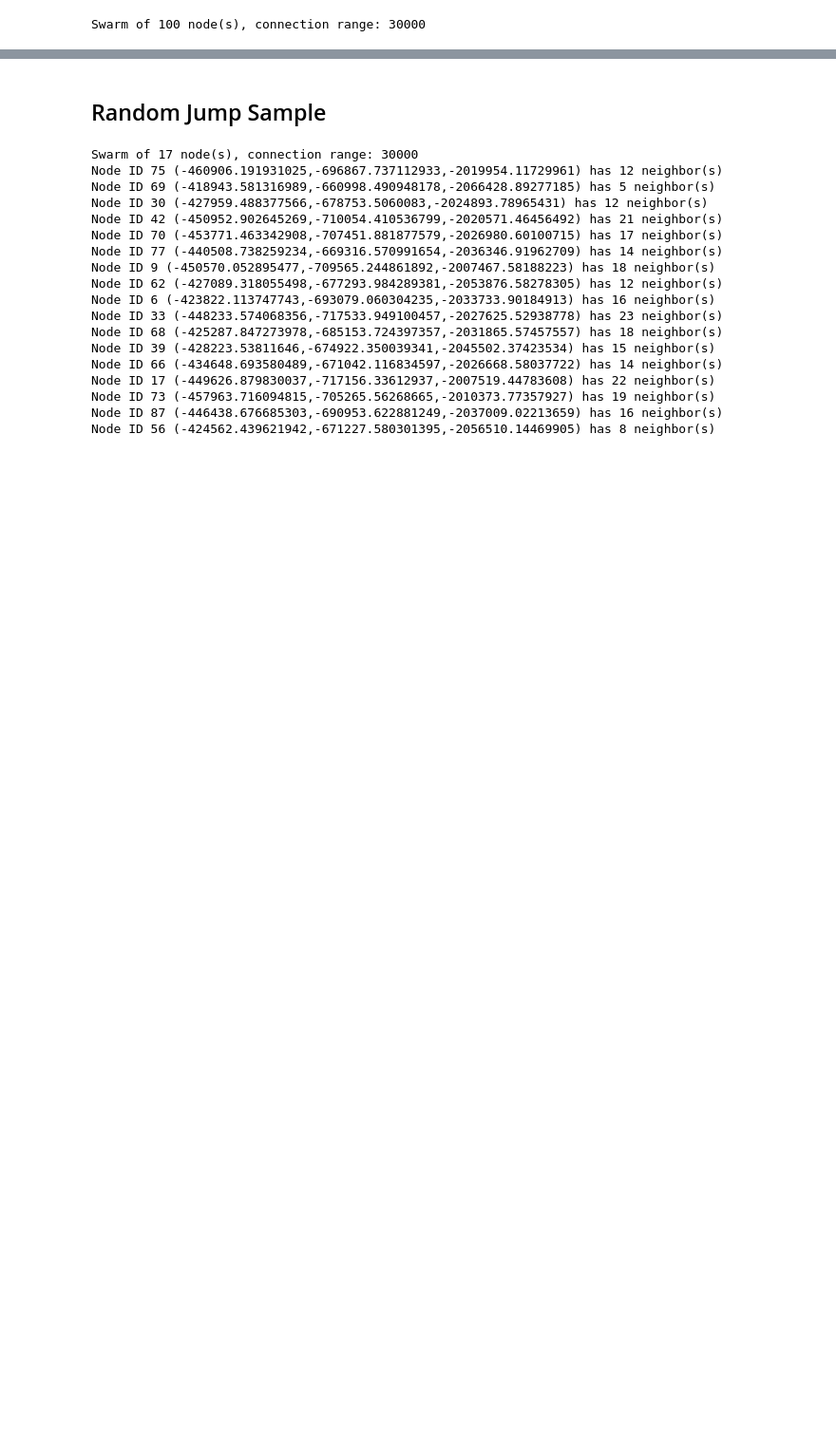
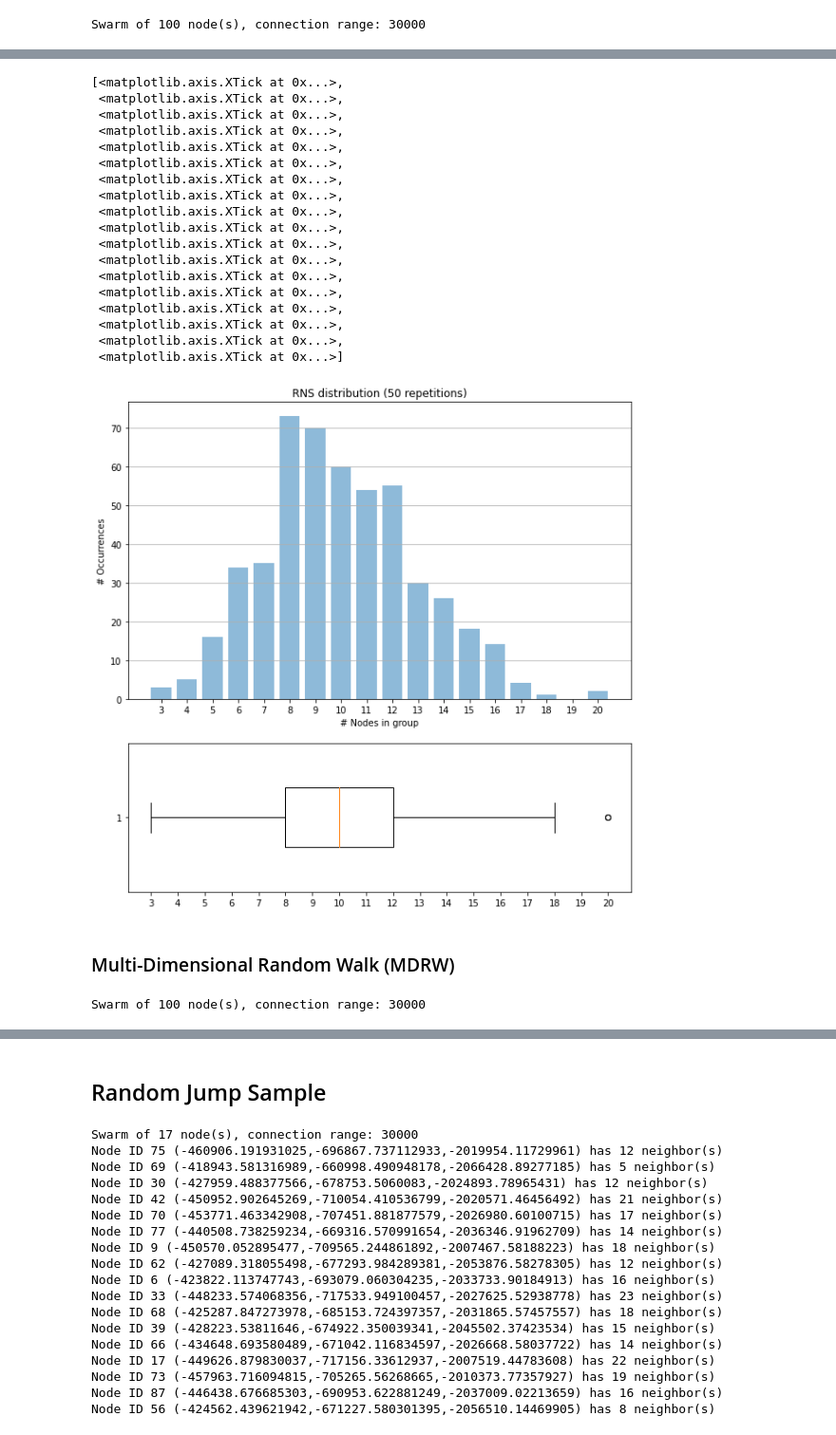
Before and after one commit to eakopyan/SwarmPy_Simulator, a Jupyter notebook: src/network_mining.ipynb, the cells around one changed output, grey strips where cells are left out. Shown: that part at 95% size. Drawn from its saved outputs; the diff is of its cells as text; code cells hidden in the pictures; blank space fills up the shorter version.

Commit message:
MDRW ok

```diff
--- a/src/network_mining.ipynb
+++ b/src/network_mining.ipynb
@@ -294,9 +322,11 @@ Swarm of 100 node(s), connection range: 30000
 # %%
+# Random Node Sampling
+
 clist = range(10) # List of group IDs
 sf = 50 # Number of repetitions
 
 groups = {} # Dict(timestamp:comm_data)
-with tqdm(total=len(swarm_topo.keys()), desc='Random Node Assignment') as pbar:
+with tqdm(total=len(swarm_topo.keys()), desc='Random Node Sampling') as pbar:
     for t, swarm in swarm_topo.items():
         comm_data = {} # Dict(comm_id:list(count))
         for i in clist:
@@ -372,0 +436,58 @@ Text(0.5, 0.98, 'Temporal evolution of metrics as a swarm and as groups (RNA)')
+# %%
+# Build the plot
+fig, axes = plt.subplots(nrows=2, figsize=(10,10), gridspec_kw={'height_ratios': [2, 1]})
+ax = axes[0] # Plot bar distribution
+ax.bar(x_pos, data,
+       align='center',
+       alpha=0.5)
+ax.set_xlabel('# Nodes in group')
+ax.set_ylabel('# Occurrences')
+ax.set_xticks(x_pos)
+ax.set_xticklabels(x_pos)
+ax.set_title('RNS distribution (50 repetitions)')
+ax.yaxis.grid(True)
+
+ax = axes[1] # Boxplot distribution
+ax.boxplot(sorted(distrib.elements()),
+           widths=0.4,
+           vert=False)
+ax.set_xticks(x_pos)
+# %% [output]
+[<matplotlib.axis.XTick at 0x...>,
+ <matplotlib.axis.XTick at 0x...>,
+ <matplotlib.axis.XTick at 0x...>,
+ <matplotlib.axis.XTick at 0x...>,
+ <matplotlib.axis.XTick at 0x...>,
+ <matplotlib.axis.XTick at 0x...>,
+ <matplotlib.axis.XTick at 0x...>,
+ <matplotlib.axis.XTick at 0x...>,
+ <matplotlib.axis.XTick at 0x...>,
+ <matplotlib.axis.XTick at 0x...>,
+ <matplotlib.axis.XTick at 0x...>,
+ <matplotlib.axis.XTick at 0x...>,
+ <matplotlib.axis.XTick at 0x...>,
+ <matplotlib.axis.XTick at 0x...>,
+ <matplotlib.axis.XTick at 0x...>,
+ <matplotlib.axis.XTick at 0x...>,
+ <matplotlib.axis.XTick at 0x...>,
+ <matplotlib.axis.XTick at 0x...>]
+[figure, added]
+# %% [markdown]
+### Multi-Dimensional Random Walk (MDRW)
+# %%
+CONNECTION_RANGE = 30000
+swarm_topo = {}
+time = 1800
+
+for t in range(time):
+    swarm_topo[t] = Swarm(
+        connection_range=CONNECTION_RANGE,
+        nodes=[Node(id, node[str(t)].x, node[str(t)].y, node[str(t)].z) for id,node in satellites.items()]
+    )
+
+print(swarm_topo[0])
+
+for t in swarm_topo.keys():
+    neighbor_matrix = swarm_topo[t].neighbor_matrix()
+# %% [output]
+Swarm of 100 node(s), connection range: 30000
```
Also changed, not shown: parts of 19 cells of this notebook, 5 other files.
